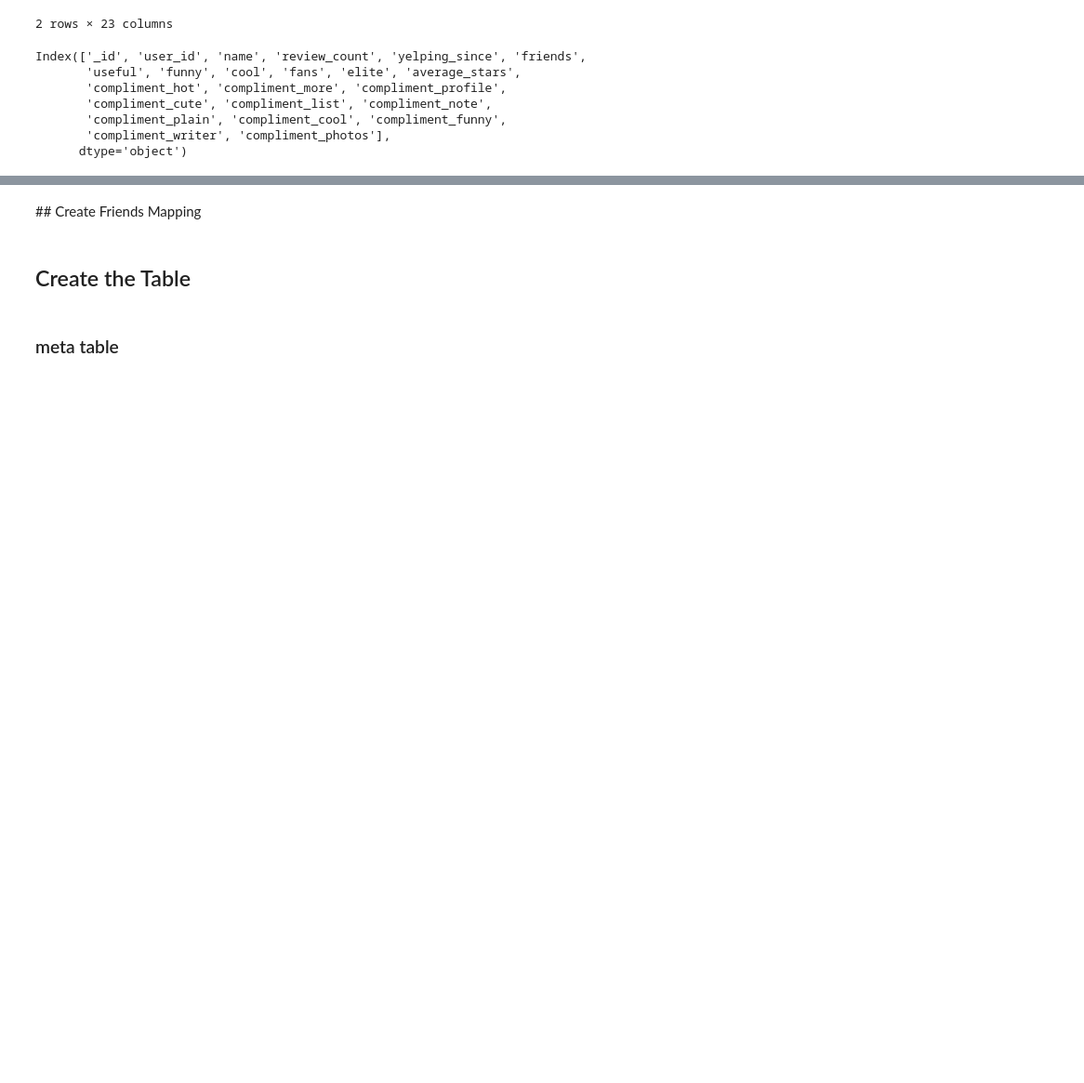
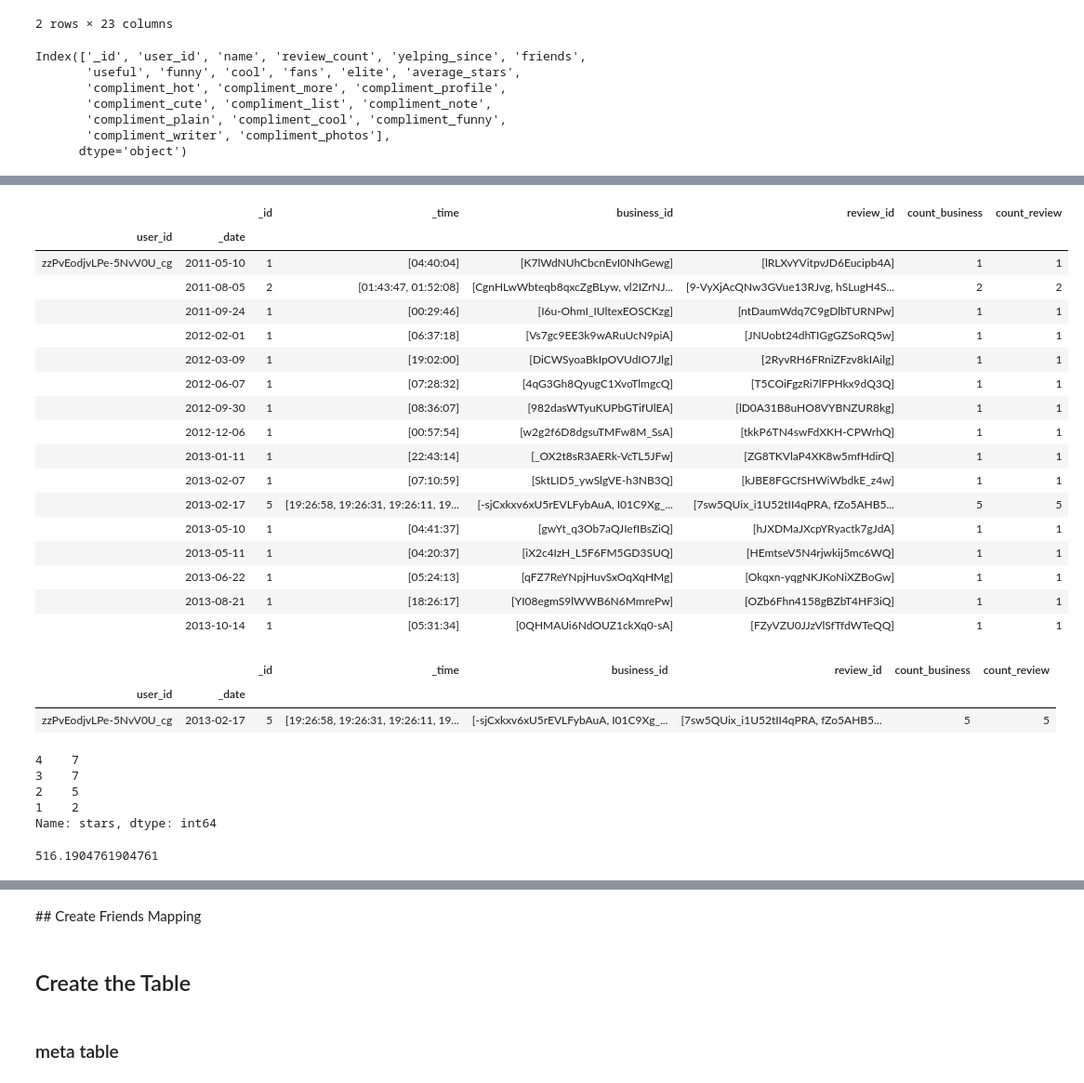
Before and after one commit to metinsenturk/review-credibility, a Jupyter notebook: notebooks/User features.ipynb, the cells around one changed output, grey strips where cells are left out. Shown at 93% size. Cells and saved outputs as stored; diff of their text form; code cells hidden in the pictures; blank space fills up the shorter version.

```diff
--- a/notebooks/User features.ipynb
+++ b/notebooks/User features.ipynb
@@ -22,0 +27,5 @@ df.head(2)
+# %%
+%%time
+reviews.date = pd.to_datetime(reviews.date)
+reviews['_date'] = reviews.date.dt.date
+reviews['_time'] = reviews.date.dt.time
@@ -51,0 +97,44 @@ df.head(2)
+# %%
+df_g_user_date[
+    (df_g_user_date.index.get_level_values('user_id') == 'zzPvEodjvLPe-5NvV0U_cg')]
+# %% [output]
+|  |  | _id | _time | business_id | review_id | count_business | count_review |
+| user_id | _date |  |  |  |  |  |  |
+| zzPvEodjvLPe-5NvV0U_cg | 2011-05-10 | 1 | [04:40:04] | [K7lWdNUhCbcnEvI0NhGewg] | [lRLXvYVitpvJD6Eucipb4A] | 1 | 1 |
+|  | 2011-08-05 | 2 | [01:43:47, 01:52:08] | [CgnHLwWbteqb8qxcZgBLyw, vl2IZrNJ... | [9-VyXjAcQNw3GVue13RJvg, hSLugH4S... | 2 | 2 |
+|  | 2011-09-24 | 1 | [00:29:46] | [I6u-OhmI_IUltexEOSCKzg] | [ntDaumWdq7C9gDlbTURNPw] | 1 | 1 |
+|  | 2012-02-01 | 1 | [06:37:18] | [Vs7gc9EE3k9wARuUcN9piA] | [JNUobt24dhTIGgGZSoRQ5w] | 1 | 1 |
+|  | 2012-03-09 | 1 | [19:02:00] | [DiCWSyoaBkIpOVUdIO7Jlg] | [2RyvRH6FRniZFzv8kIAilg] | 1 | 1 |
+|  | 2012-06-07 | 1 | [07:28:32] | [4qG3Gh8QyugC1XvoTlmgcQ] | [T5COiFgzRi7lFPHkx9dQ3Q] | 1 | 1 |
+|  | 2012-09-30 | 1 | [08:36:07] | [982dasWTyuKUPbGTifUlEA] | [lD0A31B8uHO8VYBNZUR8kg] | 1 | 1 |
+|  | 2012-12-06 | 1 | [00:57:54] | [w2g2f6D8dgsuTMFw8M_SsA] | [tkkP6TN4swFdXKH-CPWrhQ] | 1 | 1 |
+|  | 2013-01-11 | 1 | [22:43:14] | [_OX2t8sR3AERk-VcTL5JFw] | [ZG8TKVlaP4XK8w5mfHdirQ] | 1 | 1 |
+|  | 2013-02-07 | 1 | [07:10:59] | [SktLID5_ywSlgVE-h3NB3Q] | [kJBE8FGCfSHWiWbdkE_z4w] | 1 | 1 |
+|  | 2013-02-17 | 5 | [19:26:58, 19:26:31, 19:26:11, 19... | [-sjCxkxv6xU5rEVLFybAuA, I01C9Xg_... | [7sw5QUix_i1U52tII4qPRA, fZo5AHB5... | 5 | 5 |
+|  | 2013-05-10 | 1 | [04:41:37] | [gwYt_q3Ob7aQJIefIBsZiQ] | [hJXDMaJXcpYRyactk7gJdA] | 1 | 1 |
+|  | 2013-05-11 | 1 | [04:20:37] | [iX2c4IzH_L5F6FM5GD3SUQ] | [HEmtseV5N4rjwkij5mc6WQ] | 1 | 1 |
+|  | 2013-06-22 | 1 | [05:24:13] | [qFZ7ReYNpjHuvSxOqXqHMg] | [Okqxn-yqgNKJKoNiXZBoGw] | 1 | 1 |
+|  | 2013-08-21 | 1 | [18:26:17] | [YI08egmS9lWWB6N6MmrePw] | [OZb6Fhn4158gBZbT4HF3iQ] | 1 | 1 |
+|  | 2013-10-14 | 1 | [05:31:34] | [0QHMAUi6NdOUZ1ckXq0-sA] | [FZyVZU0JJzVlSfTfdWTeQQ] | 1 | 1 |
+# %%
+df_g_user_date[
+    (df_g_user_date._id > 1)
+    & (df_g_user_date.index.get_level_values('user_id') == 'zzPvEodjvLPe-5NvV0U_cg')
+    & (df_g_user_date.index.get_level_values('_date') == datetime.date(2013, 2, 17))
+]#.review_id.values
+# %% [output]
+|  |  | _id | _time | business_id | review_id | count_business | count_review |
+| user_id | _date |  |  |  |  |  |  |
+| zzPvEodjvLPe-5NvV0U_cg | 2013-02-17 | 5 | [19:26:58, 19:26:31, 19:26:11, 19... | [-sjCxkxv6xU5rEVLFybAuA, I01C9Xg_... | [7sw5QUix_i1U52tII4qPRA, fZo5AHB5... | 5 | 5 |
+# %%
+reviews[reviews.user_id == 'zzPvEodjvLPe-5NvV0U_cg'].stars.value_counts()
+# %% [output]
+4    7
+3    7
+2    5
+1    2
+Name: stars, dtype: int64
+# %%
+reviews[reviews.user_id == 'zzPvEodjvLPe-5NvV0U_cg'].text.apply(lambda x: len(x)).mean()
+# %% [output]
+516.1904761904761
```
Also changed, not shown: parts of 28 cells of this notebook, 1 other file.
